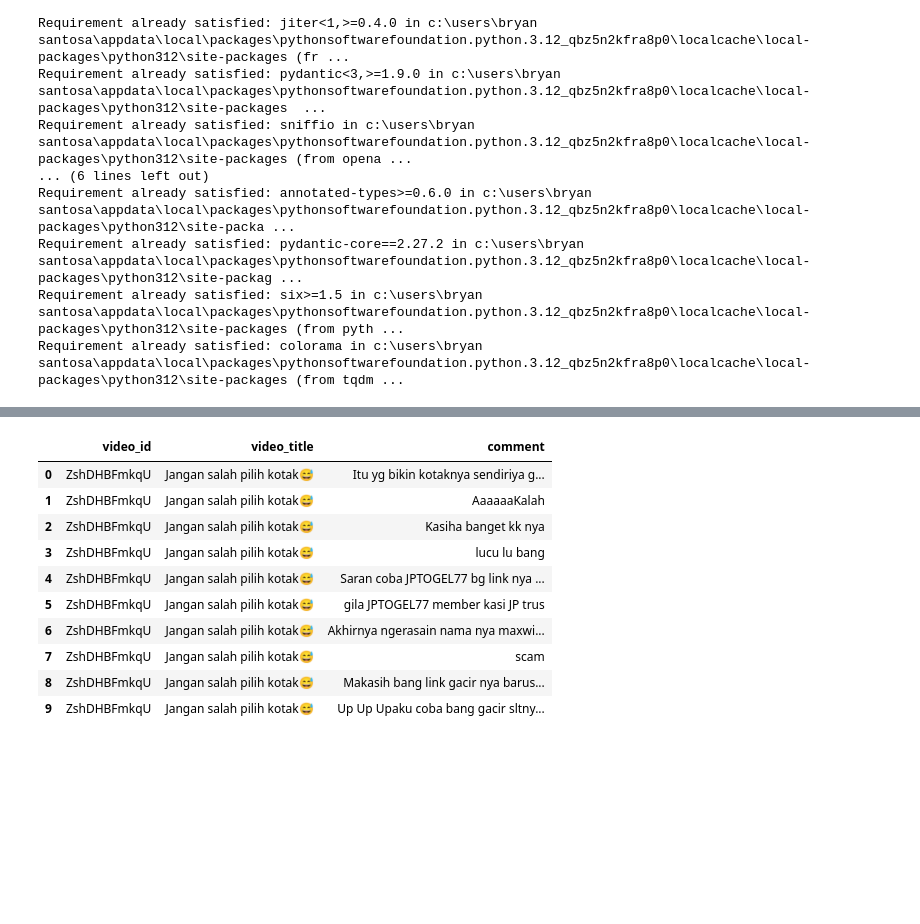
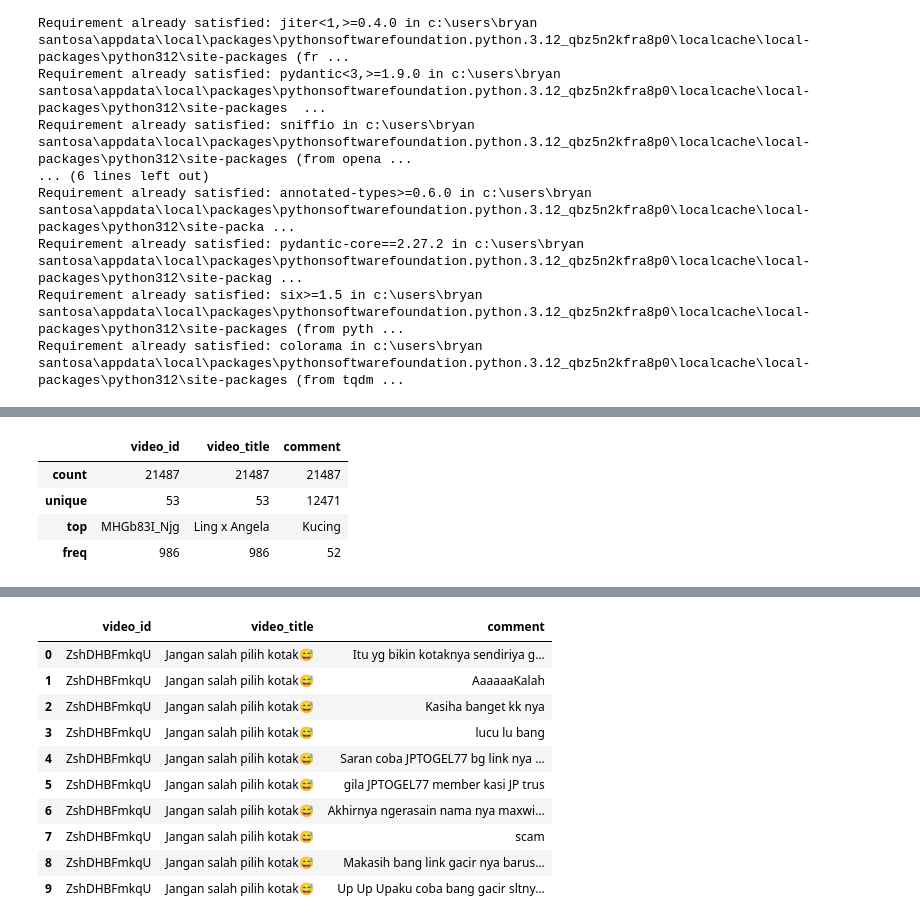
Before and after one commit to OhMyBreee/OnlineGamblingPromotionDetector, a Jupyter notebook: sample10.ipynb, the cells around one changed output, grey strips where cells are left out. Cells and saved outputs as stored; diff of their text form; code cells hidden in the pictures; blank space fills up the shorter version.

```diff
--- a/sample10.ipynb
+++ b/sample10.ipynb
@@ -40,0 +88,10 @@ Total rows: 21488
+# %%
+for i in array:
+    df = repair_misaligned_rows(df,start_index=i, end_index=i)
+df.describe()
+# %% [output]
+|  | video_id | video_title | comment |
+| count | 21487 | 21487 | 21487 |
+| unique | 53 | 53 | 12471 |
+| top | MHGb83I_Njg | Ling x Angela | Kucing |
+| freq | 986 | 986 | 52 |
```
Also changed, not shown: parts of 17 cells of this notebook, 25 other files.
